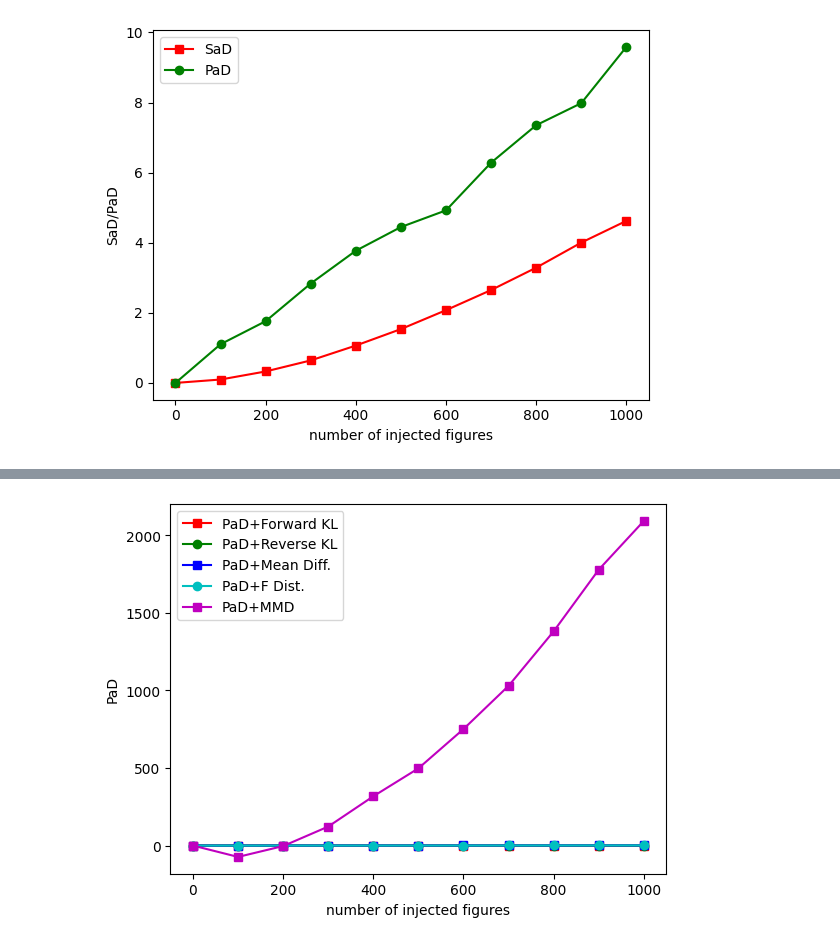
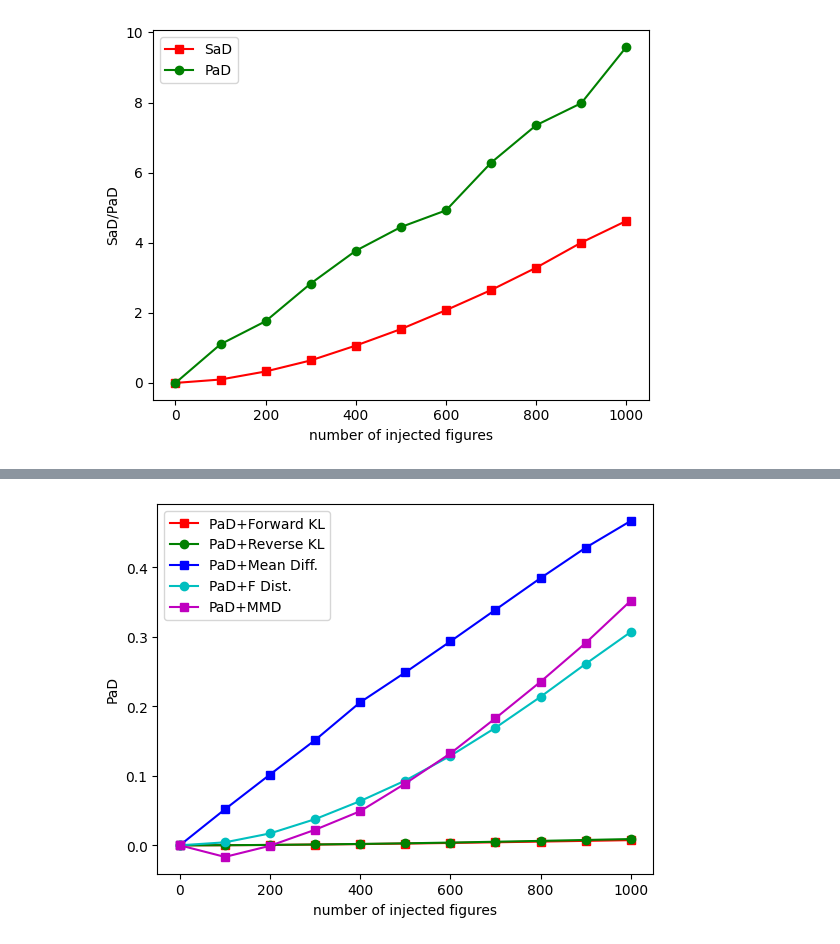
Before and after one commit to wwwfan628/ra_clipscore, a Jupyter notebook: notebooks/plot_figures_20250114.ipynb, the cells around one changed output, grey strips where cells are left out. Saved outputs shown, nothing was run; the diff lists cells and outputs as text; code cells hidden in the pictures.

```diff
--- a/notebooks/plot_figures_20250114.ipynb
+++ b/notebooks/plot_figures_20250114.ipynb
@@ -37,7 +37,8 @@ import pickle
 #折线图
 x = list(range(0,1100,100))#点的横坐标
 # read experiment results from the path
-base_path = '/Users/yifanlu/Desktop/20250114_fig/HCS'
+# base_path = '/Users/yifanlu/Desktop/20250114_fig/HCS'
+base_path = '/Users/yifanlu/Desktop/20250130_figs/results_dir/HCS'
 dirs = sorted((f for f in os.listdir(base_path) if f.startswith("CelebA_5K")), key=my_key)
 sad = [0]
 pad = [0]
@@ -60,7 +61,8 @@ plt.show()
 #折线图
 x = list(range(0,1100,100))#点的横坐标
 # read experiment results from the path
-base_path = '/Users/yifanlu/Desktop/20250114_fig/dualCS'
+# base_path = '/Users/yifanlu/Desktop/20250114_fig/dualCS'
+base_path = '/Users/yifanlu/Desktop/20250130_figs/results_dir/dualCS'
 dirs = sorted((f for f in os.listdir(base_path) if f.startswith("CelebA_5K")), key=my_key)
 sad = [0]
 pad = [0]
@@ -83,7 +85,8 @@ plt.show()
 #折线图
 x = list(range(0,1100,100))#点的横坐标
 # read experiment results from the path
-base_path = '/Users/yifanlu/Desktop/20250114_fig/HCS'
+# base_path = '/Users/yifanlu/Desktop/20250114_fig/HCS'
+base_path = '/Users/yifanlu/Desktop/20250130_figs/results_dir/HCS'
 dirs = sorted((f for f in os.listdir(base_path) if f.startswith("CelebA_5K")), key=my_key)
 
 sad_fkl = [0]
@@ -119,35 +122,36 @@ plt.show()
 #折线图
 x = list(range(0,1100,100))#点的横坐标
 # read experiment results from the path
-base_path = '/Users/yifanlu/Desktop/20250114_fig/HCS'
+# base_path = '/Users/yifanlu/Desktop/20250114_fig/HCS'
+base_path = '/Users/yifanlu/Desktop/20250130_figs/results_dir/HCS'
 dirs = sorted((f for f in os.listdir(base_path) if f.startswith("CelebA_5K")), key=my_key)
 
 pad_fkl = [0]
 pad_rkl = [0]
 pad_md = [0]
 pad_fd = [0]
 pad_mmd = [0]
 
 for dir in dirs:
     dir_path = os.path.join(base_path, dir)
     with open(f'{dir_path}/experiment_results_dict.pkl', 'rb') as f:
         results = pickle.load(f)
         pad_fkl.append(results['forward_KL_pair'].mean())
         pad_rkl.append(results['reverse_KL_pair'].mean())
         pad_md.append(results['mean_difference_pair'].mean())
         pad_fd.append(results['f_distance_pair'].mean())
-        pad_mmd.append(results['kernel_distance_pair'].mean())
+        pad_mmd.append(results['kernel_distance_pair'].mean()*0.001)
 
 plt.plot(x,pad_fkl,'s-',color = 'r',label="PaD+Forward KL")#s-:方形
 plt.plot(x,pad_rkl,'o-',color = 'g',label="PaD+Reverse KL")#o-:圆形
 plt.plot(x,pad_md,'s-',color = 'b',label="PaD+Mean Diff.")#s-:方形
 plt.plot(x,pad_fd,'o-',color = 'c',label="PaD+F Dist.")#o-:圆形
 plt.plot(x,pad_mmd,'s-',color = 'm',label="PaD+MMD")#s-:方形
 
 plt.xlabel("number of injected figures")#横坐标名字
 plt.ylabel("PaD")#纵坐标名字
 plt.legend(loc = "best")#图例
 plt.savefig('hcs_pad.png', bbox_inches='tight')
 plt.show()
 # %% [output]
-[figure, old version]
+[figure, new version]
```
Also changed, not shown: parts of 7 cells of this notebook, 3 other files.
